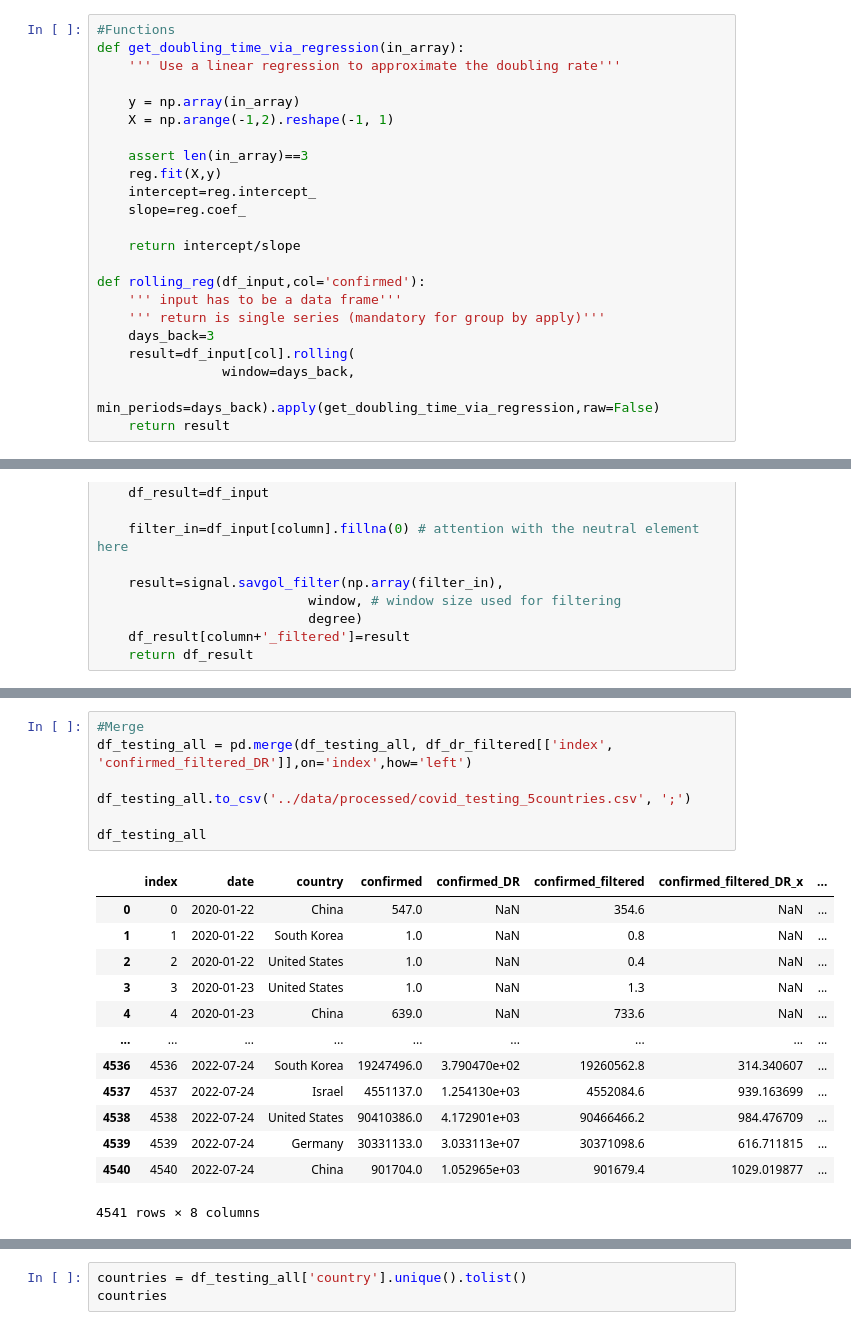
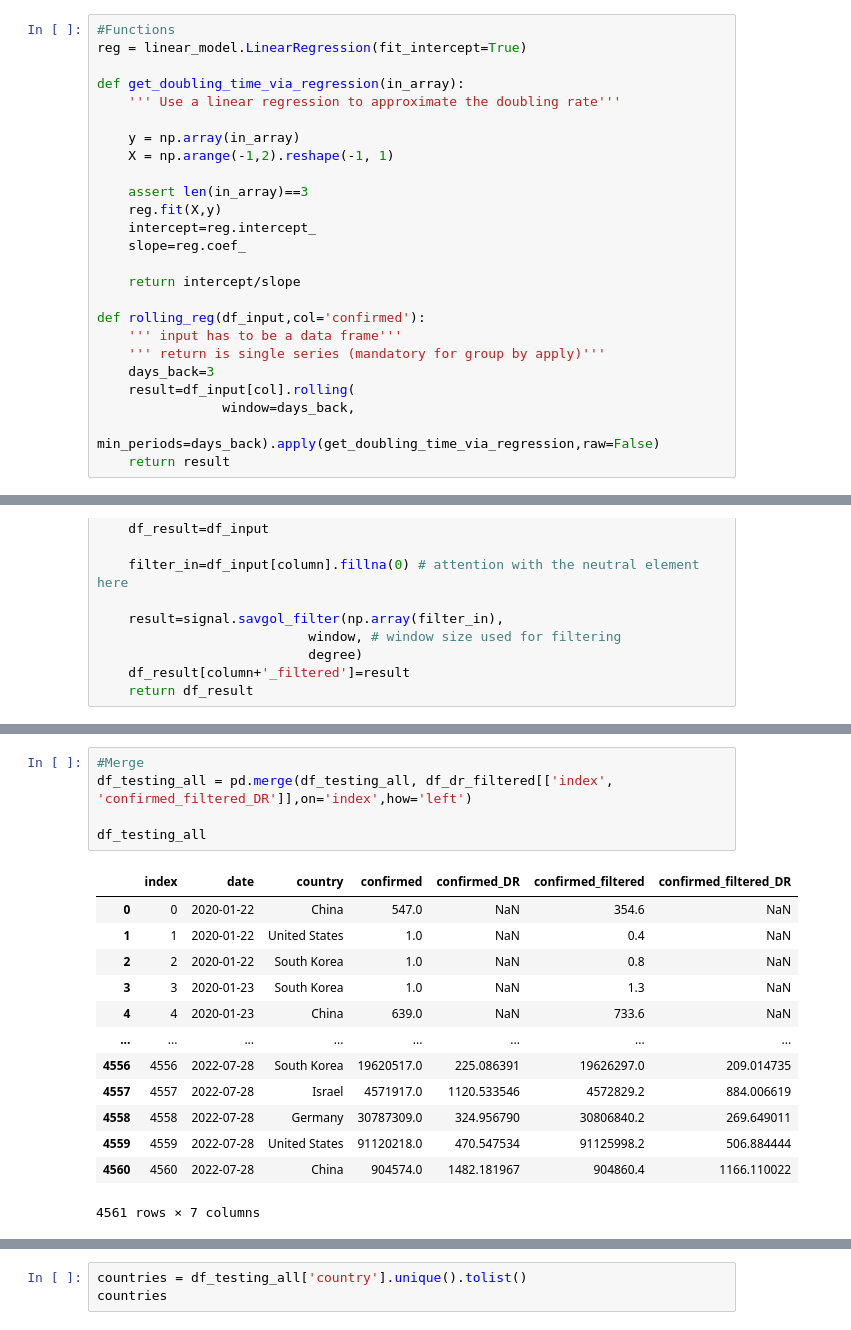
Before and after one commit to EricMittag/COVID-19_Monitoring, a Jupyter notebook: notebooks/Hacking_Delivery3.ipynb, the cells around one changed output, grey strips where cells are left out. Cells and saved outputs as stored; diff of their text form.

```diff
--- a/notebooks/Hacking_Delivery3.ipynb
+++ b/notebooks/Hacking_Delivery3.ipynb
@@ -55,6 +55,8 @@ msno.bar(df_reduced[['date', 'country', 'confirmed']])
 ### Doubling Rate
 # %%
 #Functions
+reg = linear_model.LinearRegression(fit_intercept=True)
+
 def get_doubling_time_via_regression(in_array):
     ''' Use a linear regression to approximate the doubling rate'''
 
@@ -246,24 +250,22 @@ df_dr_filtered
 # %%
 #Merge
 df_testing_all = pd.merge(df_testing_all, df_dr_filtered[['index', 'confirmed_filtered_DR']],on='index',how='left')
 
-df_testing_all.to_csv('../data/processed/covid_testing_5countries.csv', ';')
-
 df_testing_all
 # %% [output]
-|  | index | date | country | confirmed | confirmed_DR | confirmed_filtered | confirmed_filtered_DR_x | ... |
-| 0 | 0 | 2020-01-22 | China | 547.0 | NaN | 354.6 | NaN | ... |
-| 1 | 1 | 2020-01-22 | South Korea | 1.0 | NaN | 0.8 | NaN | ... |
-| 2 | 2 | 2020-01-22 | United States | 1.0 | NaN | 0.4 | NaN | ... |
-| 3 | 3 | 2020-01-23 | United States | 1.0 | NaN | 1.3 | NaN | ... |
-| 4 | 4 | 2020-01-23 | China | 639.0 | NaN | 733.6 | NaN | ... |
-| ... | ... | ... | ... | ... | ... | ... | ... | ... |
-| 4536 | 4536 | 2022-07-24 | South Korea | 19247496.0 | 3.790470e+02 | 19260562.8 | 314.340607 | ... |
-| 4537 | 4537 | 2022-07-24 | Israel | 4551137.0 | 1.254130e+03 | 4552084.6 | 939.163699 | ... |
-| 4538 | 4538 | 2022-07-24 | United States | 90410386.0 | 4.172901e+03 | 90466466.2 | 984.476709 | ... |
-| 4539 | 4539 | 2022-07-24 | Germany | 30331133.0 | 3.033113e+07 | 30371098.6 | 616.711815 | ... |
-| 4540 | 4540 | 2022-07-24 | China | 901704.0 | 1.052965e+03 | 901679.4 | 1029.019877 | ... |
+|  | index | date | country | confirmed | confirmed_DR | confirmed_filtered | confirmed_filtered_DR |
+| 0 | 0 | 2020-01-22 | China | 547.0 | NaN | 354.6 | NaN |
+| 1 | 1 | 2020-01-22 | United States | 1.0 | NaN | 0.4 | NaN |
+| 2 | 2 | 2020-01-22 | South Korea | 1.0 | NaN | 0.8 | NaN |
+| 3 | 3 | 2020-01-23 | South Korea | 1.0 | NaN | 1.3 | NaN |
+| 4 | 4 | 2020-01-23 | China | 639.0 | NaN | 733.6 | NaN |
+| ... | ... | ... | ... | ... | ... | ... | ... |
+| 4556 | 4556 | 2022-07-28 | South Korea | 19620517.0 | 225.086391 | 19626297.0 | 209.014735 |
+| 4557 | 4557 | 2022-07-28 | Israel | 4571917.0 | 1120.533546 | 4572829.2 | 884.006619 |
+| 4558 | 4558 | 2022-07-28 | Germany | 30787309.0 | 324.956790 | 30806840.2 | 269.649011 |
+| 4559 | 4559 | 2022-07-28 | United States | 91120218.0 | 470.547534 | 91125998.2 | 506.884444 |
+| 4560 | 4560 | 2022-07-28 | China | 904574.0 | 1482.181967 | 904860.4 | 1166.110022 |
-4541 rows × 8 columns
+4561 rows × 7 columns
 # %%
 #Mask 'bad' data
 
```
Also changed, not shown: parts of 10 cells of this notebook, 11 other files.
